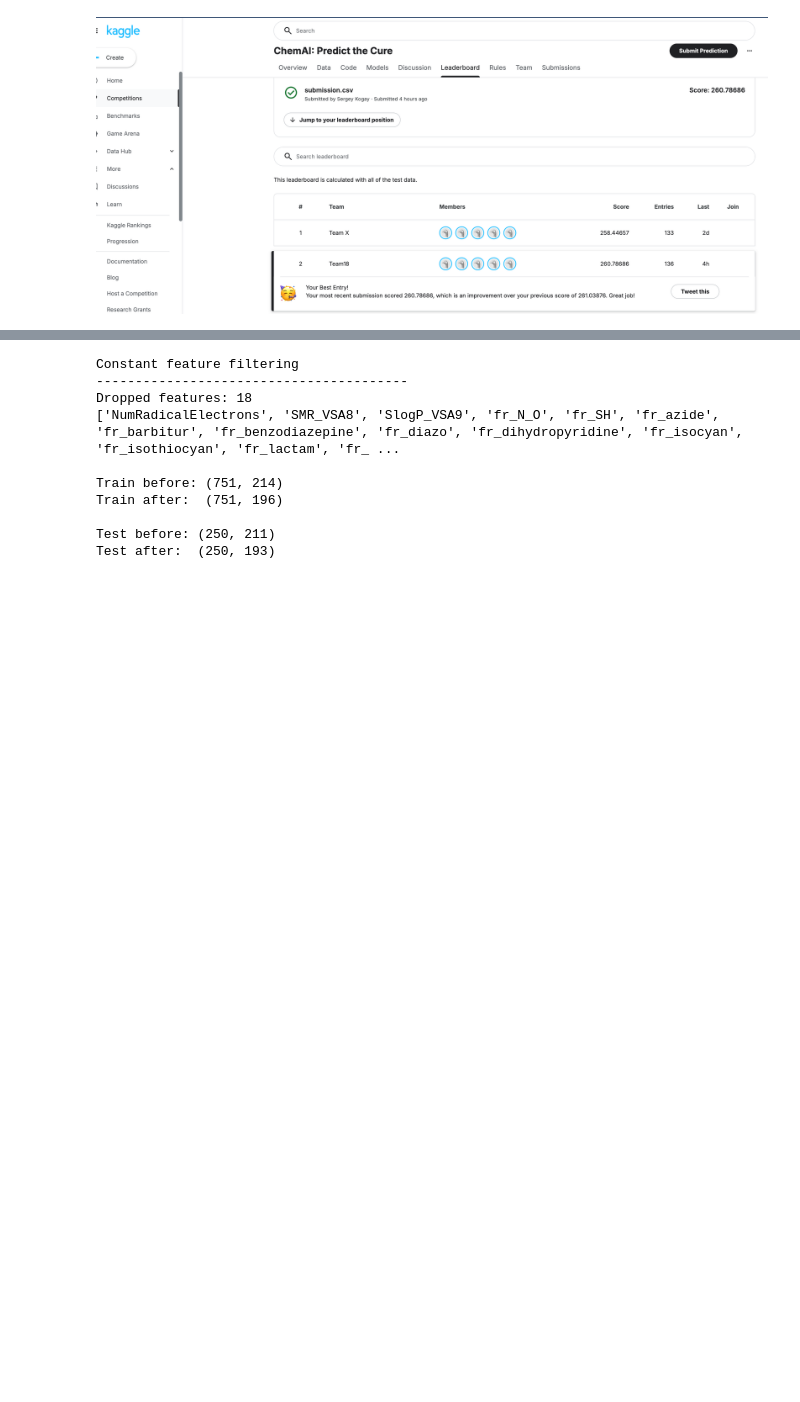
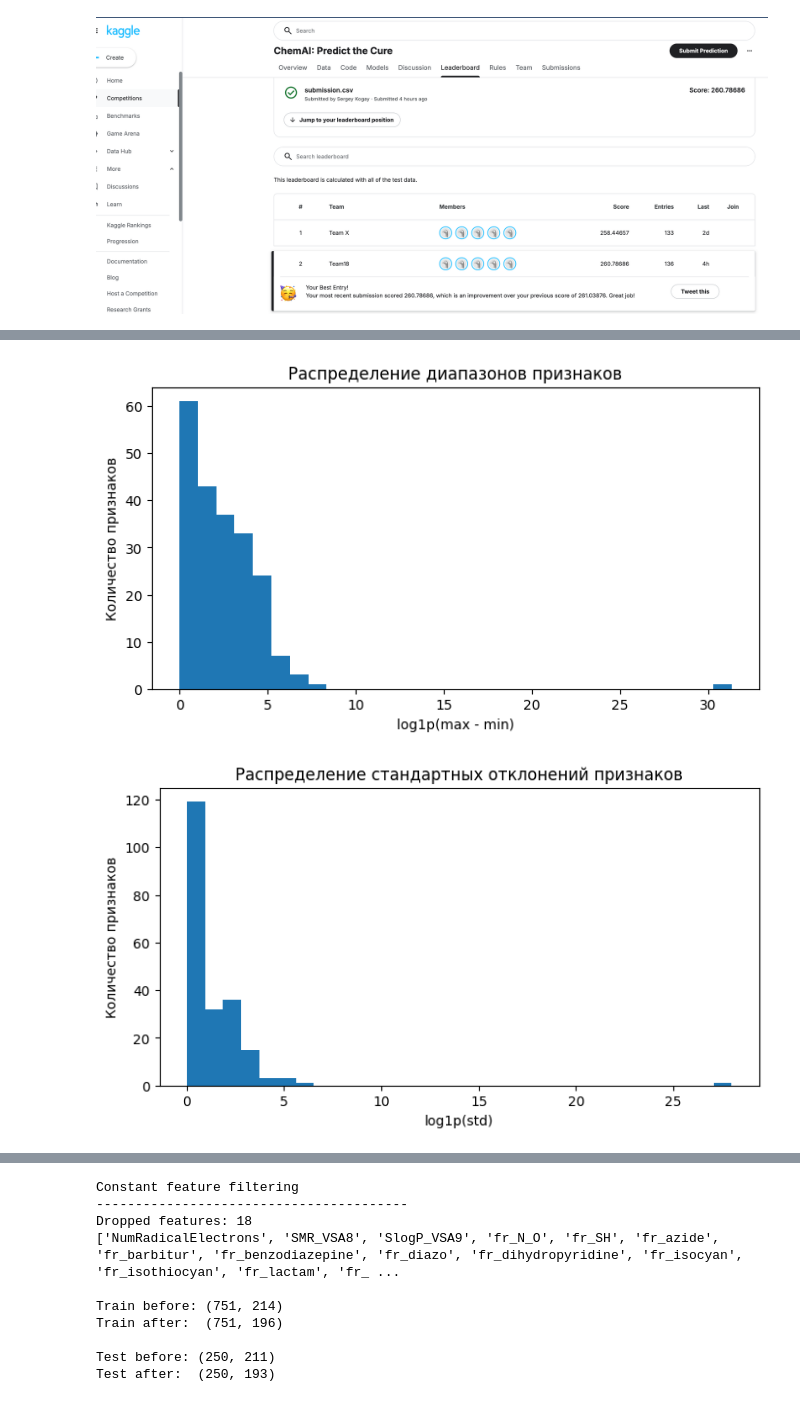
Before and after one commit to mvlbulankin/chemai_predict_the_cure, a Jupyter notebook: competition_final.ipynb, the cells around one changed output, grey strips where cells are left out. Cells and saved outputs as stored; diff of their text form; code cells hidden in the pictures; blank space fills up the shorter version.

```diff
--- a/competition_final.ipynb
+++ b/competition_final.ipynb
@@ -111,0 +172,20 @@ display(train.describe().T)
+# %%
+# Оцениваем масштабы признаков.
+# Для каждого признака считаем min, median, max, std и range.
+# Это помогает увидеть, насколько сильно отличаются диапазоны молекулярных дескрипторов.
+feature_scale_summary = pd.DataFrame({
+    "min": X_eda.min(),
+    "median": X_eda.median(),
+    "mean": X_eda.mean(),
+    "max": X_eda.max(),
+    "std": X_eda.std(),
+})
+
+feature_scale_summary["range"] = feature_scale_summary["max"] - feature_scale_summary["min"]
+feature_scale_summary["abs_max"] = X_eda.abs().max()
+
+display(
+    feature_scale_summary
+    .sort_values("range", ascending=False)
+    .head(20)
+)
@@ -111,0 +210,20 @@ display(train.describe().T)
+# %%
+# Визуализируем распределение диапазонов признаков.
+# Логарифмическая шкала удобна, так как молекулярные дескрипторы могут отличаться
+# по масштабу на несколько порядков.
+plt.figure(figsize=(8, 4))
+plt.hist(np.log1p(feature_scale_summary["range"].fillna(0)), bins=30)
+plt.title("Распределение диапазонов признаков")
+plt.xlabel("log1p(max - min)")
+plt.ylabel("Количество признаков")
+plt.show()
+
+plt.figure(figsize=(8, 4))
+plt.hist(np.log1p(feature_scale_summary["std"].fillna(0)), bins=30)
+plt.title("Распределение стандартных отклонений признаков")
+plt.xlabel("log1p(std)")
+plt.ylabel("Количество признаков")
+plt.show()
+# %% [output]
+[figure, added]
+[figure, added]
```
Also changed, not shown: parts of 27 cells of this notebook.
